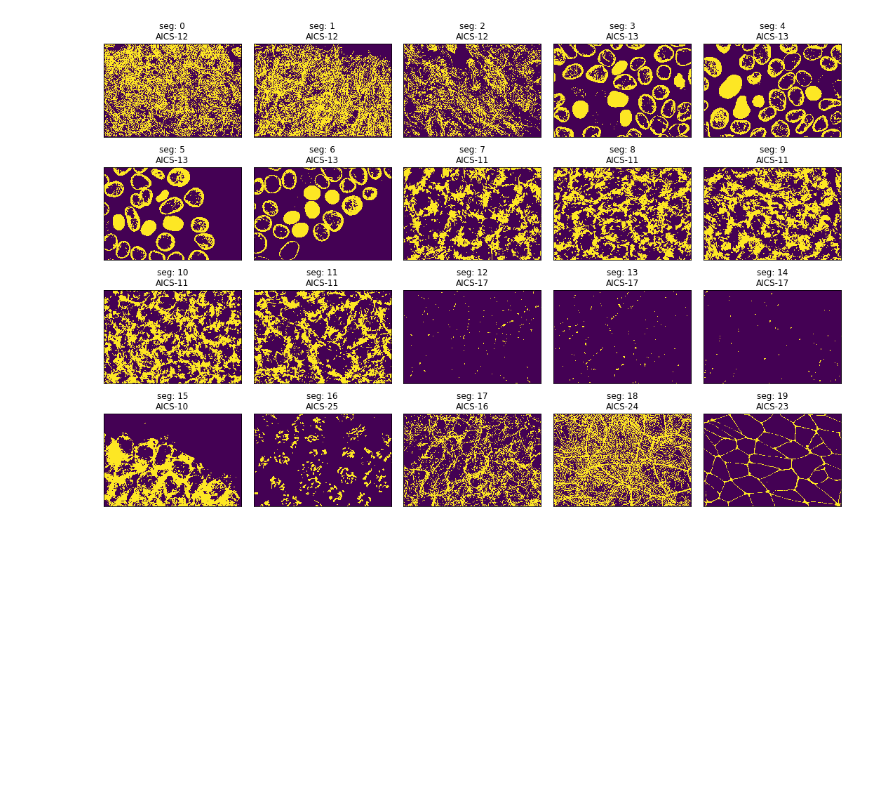
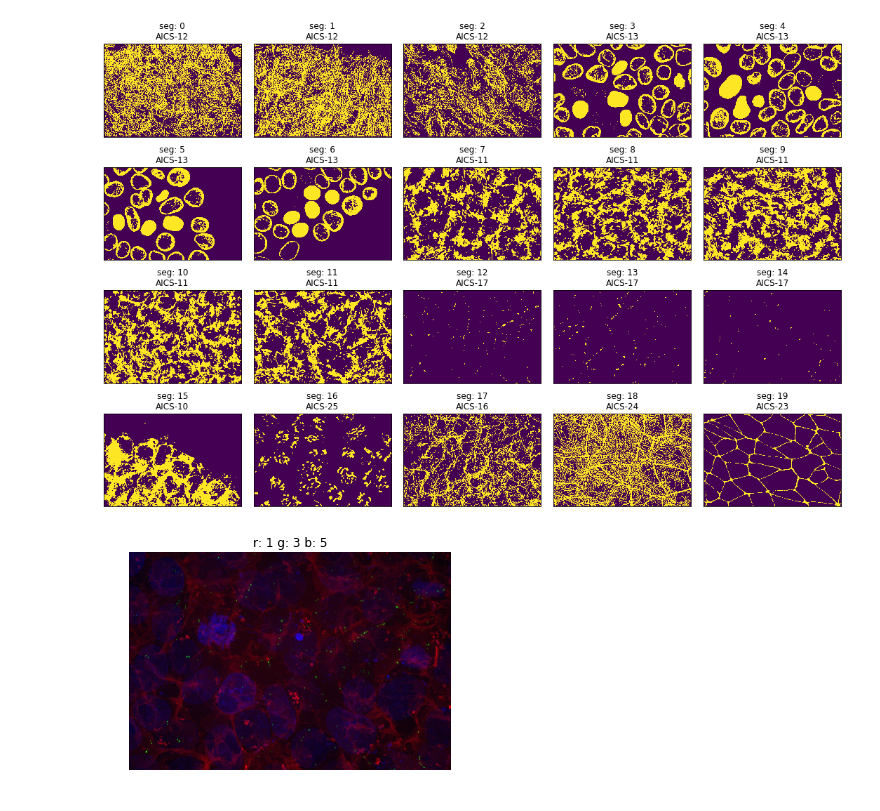
Before and after one commit to AllenCellModeling/QuiltLoader, a Jupyter notebook: loaders.ipynb, the cells around one changed output. Cells and saved outputs as stored; diff of their text form; code cells hidden in the pictures; blank space fills up the shorter version.

```diff
--- a/loaders.ipynb
+++ b/loaders.ipynb
@@ -177,3 +177,7 @@ for i, ax in enumerate(axes):
 plt.tight_layout()
 # %% [output]
 [figure]
+# %%
+data['lines'][5].get_associates()['fovs'][0].display_rgb()
+# %% [output]
+[figure, added]
```
Also changed, not shown: 1 other file.
